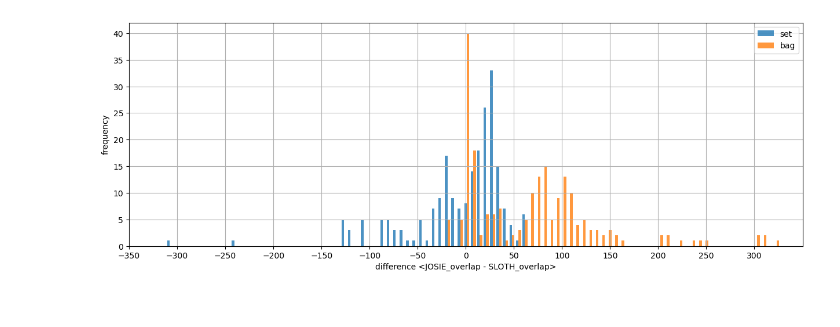
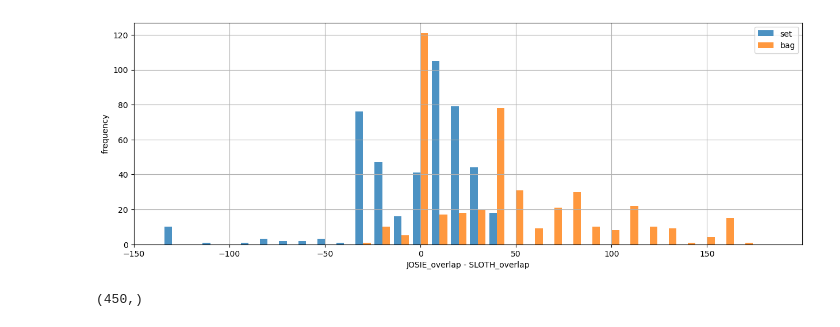
Before and after one commit to nanni00/datalake-table-finder, a Jupyter notebook: experiments/josie/analysis.ipynb, the cells around one changed output. Drawn from its saved outputs; the diff is of its cells as text; code cells hidden in the pictures.

Commit message:
analisi dei risultati di josie

```diff
--- a/experiments/josie/analysis.ipynb
+++ b/experiments/josie/analysis.ipynb
@@ -4,3 +9,5 @@ import pandas as pd
 # %%
-set_res = pd.read_csv('/data4/nanni/tesi-magistrale/data/josie-tests/test1m_set/results/extracted_josie_sloth_results.csv')
-bag_res = pd.read_csv('/data4/nanni/tesi-magistrale/data/josie-tests/test1m_bag/results/extracted_josie_sloth_results.csv')
+k = 10
+
+set_res = pd.read_csv(f"{os.environ['THESIS_PATH']}/data/josie-tests/set_2m/results/extracted_results_k_{k}.csv")
+bag_res = pd.read_csv(f"{os.environ['THESIS_PATH']}/data/josie-tests/bag_2m/results/extracted_results_k_{k}.csv")
@@ -23,21 +14,30 @@ set_res
+# %%
+set_res = set_res.iloc[range(0, 450, 10)]
+bag_res = bag_res.iloc[range(0, 450, 10)]
 # %%
 import numpy as np
 
 fig, ax = plt.subplots(1, 1, sharey='row', figsize=(15, 5))
+xmin, xmax = -150, 200
 
 ax.hist([set_res['difference_josie_sloth_overlap'],
          bag_res['difference_josie_sloth_overlap']],
-         bins=100, alpha=0.8,
-         label=['set', 'bag'])
-ax.set_xlim(-350, 350)
-ax.set_xticks(np.arange(-350, 350, 50))
+         bins=np.arange(xmin, xmax, 10), alpha=0.8,
+         label=['set', 'bag'],
+         align='left')
+ax.set_xlim(xmin, xmax)
+ax.set_xticks(np.arange(xmin, xmax, 50))
 ax.grid()
-ax.set_xlabel('difference <JOSIE_overlap - SLOTH_overlap>')
+ax.set_xlabel('JOSIE_overlap - SLOTH_overlap')
 ax.set_ylabel('frequency')
 plt.legend()
 plt.show()
 # %% [output]
-[figure, old version]
+[figure, new version]
+# %%
+bag_res['difference_josie_sloth_overlap'].shape
+# %% [output]
+(450,)
 # %%
 import json
 
```
Also changed, not shown: parts of 11 cells of this notebook, 10 other files.
